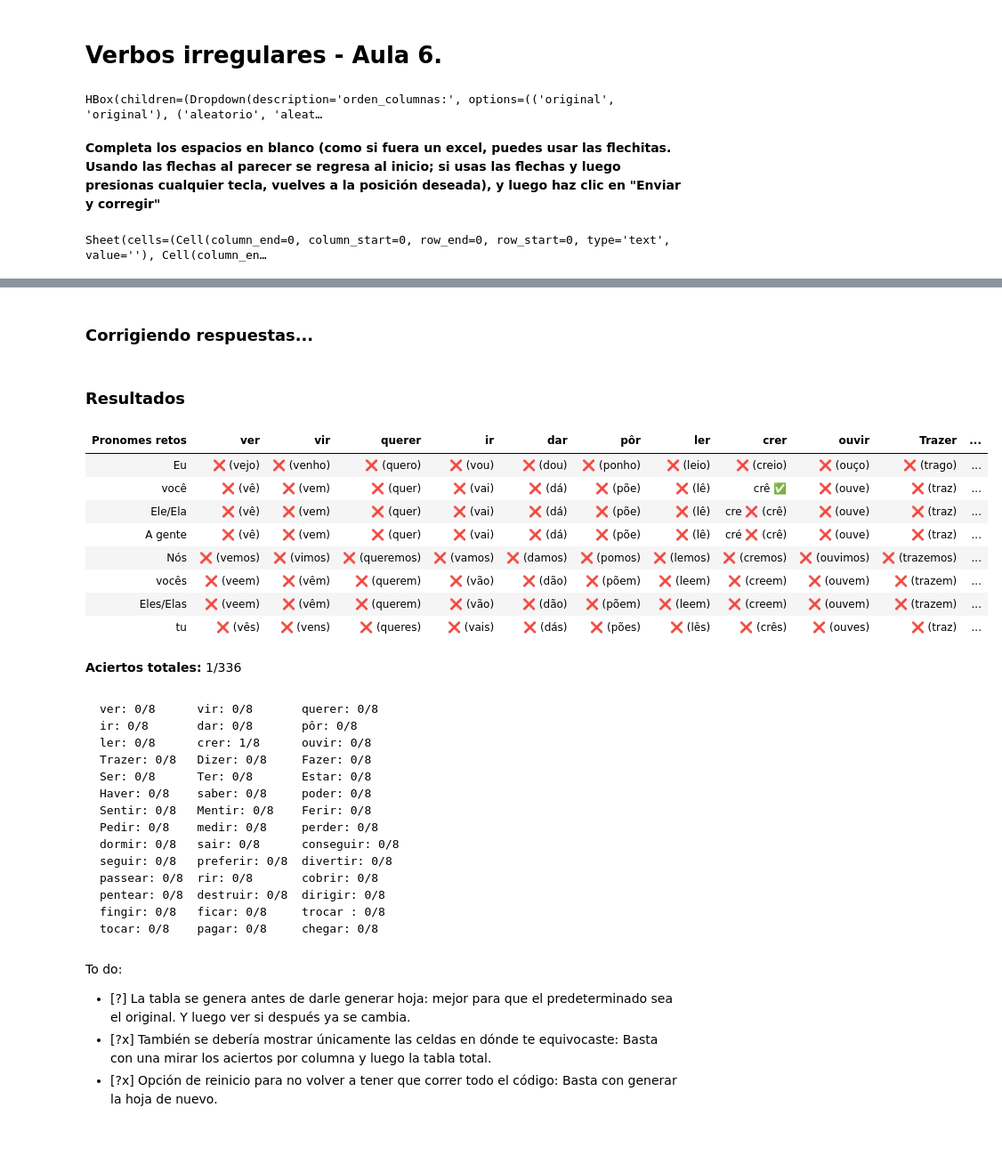
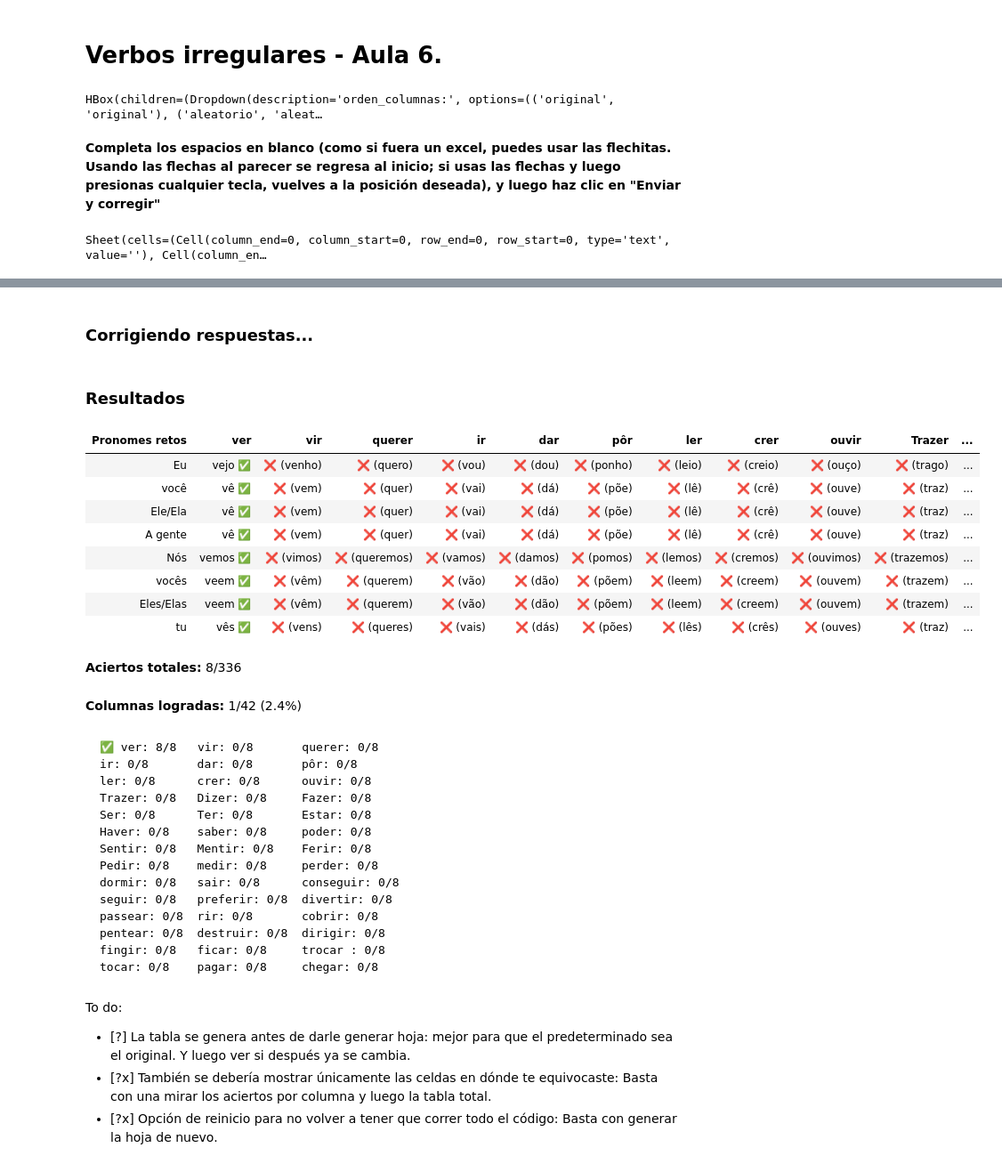
Before and after one commit to dpersonal123/portugues-2025, a Jupyter notebook: practicar.ipynb, the cells around one changed output, grey strips where cells are left out. Shown at 89% size. Saved outputs shown, nothing was run; the diff lists cells and outputs as text; code cells hidden in the pictures; blank space fills up the shorter version.

Commit message:
add: number and percentage  of achieved words

````diff
--- a/practicar.ipynb
+++ b/practicar.ipynb
@@ -208,60 +208,67 @@ def submit_and_correct(b):
     total_cells = sum(col_totals) if sum(col_totals) > 0 else 0
     display(Markdown(f'**Aciertos totales:** {correct}/{total_cells}'))
 
+    # Mostrar columnas logradas completamente correctas
+    achieved_columns = sum([col_corrects[i] == col_totals[i] and col_totals[i] > 0 for i in range(len(col_totals))])
+    total_columns = len([i for i in range(len(col_totals)) if col_totals[i] > 0])
+    percent_columns = (achieved_columns / total_columns * 100) if total_columns > 0 else 0
+    display(Markdown(f'**Columnas logradas:** {achieved_columns}/{total_columns} ({percent_columns:.1f}%)'))
+
     # preparar tabla de texto (3 columnas por fila) usando tabulate
     cols_info = [(col_headers[orig_j], col_corrects[i], col_totals[i]) for i, orig_j in enumerate(displayed_col_order)]
     try:
         from tabulate import tabulate
     except Exception:
         subprocess.check_call([sys.executable, '-m', 'pip', 'install', 'tabulate'])
         from tabulate import tabulate
 
     cols_text = [f"{'✅' if ccorrect == ctotal and ctotal>0 else ''} {name}: {ccorrect}/{ctotal}" for name, ccorrect, ctotal in cols_info]
     rows_text = []
     for k in range(0, len(cols_text), 3):
         row = cols_text[k:k+3]
         while len(row) < 3:
             row.append('')
         rows_text.append(row)
     text_table = tabulate(rows_text, tablefmt='plain')
     display(Markdown('```text\n' + text_table + '\n```'))
 
 # Attach handler al botón de corrección y mostrar controles + hoja inicialmente (orden original)
 btn_correct.on_click(submit_and_correct)
 build_sheet('original','original')
 # %% [output]
 HBox(children=(Dropdown(description='orden_columnas:', options=(('original', 'original'), ('aleatorio', 'aleat…
 **Completa los espacios en blanco (como si fuera un excel, puedes usar las flechitas. Usando las flechas al parecer se regresa al inicio; si usas las flechas y luego presionas cualquier tecla, vuelves a la posición deseada), y luego haz clic en "Enviar y corregir"**
 Sheet(cells=(Cell(column_end=0, column_start=0, row_end=0, row_start=0, type='text', value=''), Cell(column_en…
 [interactive output not drawn]
 ### Corrigiendo respuestas...
 ### Resultados
 | Pronomes retos | ver | vir | querer | ir | dar | pôr | ler | crer | ouvir | Trazer | ... |
-| Eu | ❌ (vejo) | ❌ (venho) | ❌ (quero) | ❌ (vou) | ❌ (dou) | ❌ (ponho) | ❌ (leio) | ❌ (creio) | ❌ (ouço) | ❌ (trago) | ... |
-| você | ❌ (vê) | ❌ (vem) | ❌ (quer) | ❌ (vai) | ❌ (dá) | ❌ (põe) | ❌ (lê) | crê ✅ | ❌ (ouve) | ❌ (traz) | ... |
-| Ele/Ela | ❌ (vê) | ❌ (vem) | ❌ (quer) | ❌ (vai) | ❌ (dá) | ❌ (põe) | ❌ (lê) | cre ❌ (crê) | ❌ (ouve) | ❌ (traz) | ... |
-| A gente | ❌ (vê) | ❌ (vem) | ❌ (quer) | ❌ (vai) | ❌ (dá) | ❌ (põe) | ❌ (lê) | cré ❌ (crê) | ❌ (ouve) | ❌ (traz) | ... |
-| Nós | ❌ (vemos) | ❌ (vimos) | ❌ (queremos) | ❌ (vamos) | ❌ (damos) | ❌ (pomos) | ❌ (lemos) | ❌ (cremos) | ❌ (ouvimos) | ❌ (trazemos) | ... |
-| vocês | ❌ (veem) | ❌ (vêm) | ❌ (querem) | ❌ (vão) | ❌ (dão) | ❌ (põem) | ❌ (leem) | ❌ (creem) | ❌ (ouvem) | ❌ (trazem) | ... |
-| Eles/Elas | ❌ (veem) | ❌ (vêm) | ❌ (querem) | ❌ (vão) | ❌ (dão) | ❌ (põem) | ❌ (leem) | ❌ (creem) | ❌ (ouvem) | ❌ (trazem) | ... |
-| tu | ❌ (vês) | ❌ (vens) | ❌ (queres) | ❌ (vais) | ❌ (dás) | ❌ (pões) | ❌ (lês) | ❌ (crês) | ❌ (ouves) | ❌ (traz) | ... |
+| Eu | vejo ✅ | ❌ (venho) | ❌ (quero) | ❌ (vou) | ❌ (dou) | ❌ (ponho) | ❌ (leio) | ❌ (creio) | ❌ (ouço) | ❌ (trago) | ... |
+| você | vê ✅ | ❌ (vem) | ❌ (quer) | ❌ (vai) | ❌ (dá) | ❌ (põe) | ❌ (lê) | ❌ (crê) | ❌ (ouve) | ❌ (traz) | ... |
+| Ele/Ela | vê ✅ | ❌ (vem) | ❌ (quer) | ❌ (vai) | ❌ (dá) | ❌ (põe) | ❌ (lê) | ❌ (crê) | ❌ (ouve) | ❌ (traz) | ... |
+| A gente | vê ✅ | ❌ (vem) | ❌ (quer) | ❌ (vai) | ❌ (dá) | ❌ (põe) | ❌ (lê) | ❌ (crê) | ❌ (ouve) | ❌ (traz) | ... |
+| Nós | vemos ✅ | ❌ (vimos) | ❌ (queremos) | ❌ (vamos) | ❌ (damos) | ❌ (pomos) | ❌ (lemos) | ❌ (cremos) | ❌ (ouvimos) | ❌ (trazemos) | ... |
+| vocês | veem ✅ | ❌ (vêm) | ❌ (querem) | ❌ (vão) | ❌ (dão) | ❌ (põem) | ❌ (leem) | ❌ (creem) | ❌ (ouvem) | ❌ (trazem) | ... |
+| Eles/Elas | veem ✅ | ❌ (vêm) | ❌ (querem) | ❌ (vão) | ❌ (dão) | ❌ (põem) | ❌ (leem) | ❌ (creem) | ❌ (ouvem) | ❌ (trazem) | ... |
+| tu | vês ✅ | ❌ (vens) | ❌ (queres) | ❌ (vais) | ❌ (dás) | ❌ (pões) | ❌ (lês) | ❌ (crês) | ❌ (ouves) | ❌ (traz) | ... |
-**Aciertos totales:** 1/336
+**Aciertos totales:** 8/336
-```text
-ver: 0/8      vir: 0/8       querer: 0/8
-ir: 0/8       dar: 0/8       pôr: 0/8
-ler: 0/8      crer: 1/8      ouvir: 0/8
-Trazer: 0/8   Dizer: 0/8     Fazer: 0/8
-Ser: 0/8      Ter: 0/8       Estar: 0/8
-Haver: 0/8    saber: 0/8     poder: 0/8
-Sentir: 0/8   Mentir: 0/8    Ferir: 0/8
-Pedir: 0/8    medir: 0/8     perder: 0/8
-dormir: 0/8   sair: 0/8      conseguir: 0/8
-seguir: 0/8   preferir: 0/8  divertir: 0/8
-passear: 0/8  rir: 0/8       cobrir: 0/8
-pentear: 0/8  destruir: 0/8  dirigir: 0/8
-fingir: 0/8   ficar: 0/8     trocar : 0/8
-tocar: 0/8    pagar: 0/8     chegar: 0/8
-```
+**Columnas logradas:** 1/42 (2.4%)
+```text
+✅ ver: 8/8   vir: 0/8       querer: 0/8
+ir: 0/8       dar: 0/8       pôr: 0/8
+ler: 0/8      crer: 0/8      ouvir: 0/8
+Trazer: 0/8   Dizer: 0/8     Fazer: 0/8
+Ser: 0/8      Ter: 0/8       Estar: 0/8
+Haver: 0/8    saber: 0/8     poder: 0/8
+Sentir: 0/8   Mentir: 0/8    Ferir: 0/8
+Pedir: 0/8    medir: 0/8     perder: 0/8
+dormir: 0/8   sair: 0/8      conseguir: 0/8
+seguir: 0/8   preferir: 0/8  divertir: 0/8
+passear: 0/8  rir: 0/8       cobrir: 0/8
+pentear: 0/8  destruir: 0/8  dirigir: 0/8
+fingir: 0/8   ficar: 0/8     trocar : 0/8
+tocar: 0/8    pagar: 0/8     chegar: 0/8
+```
 # %% [markdown]
 To do:
 
````
